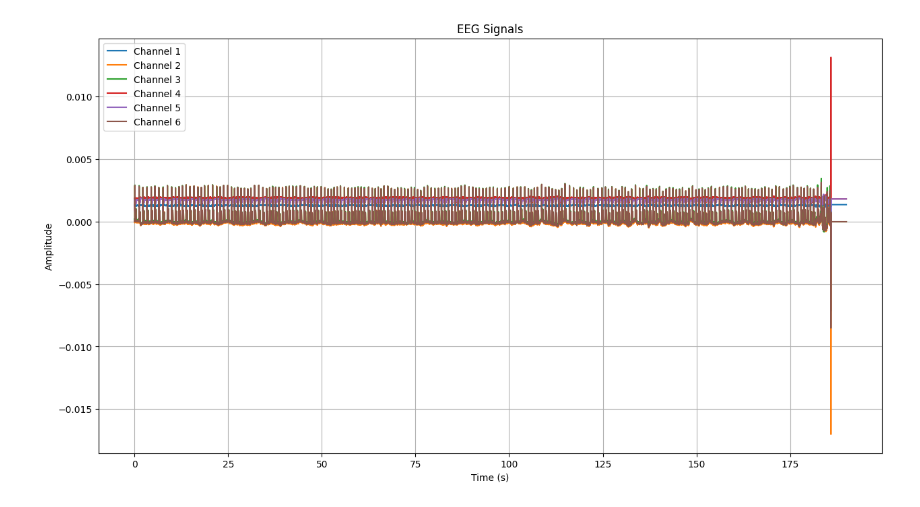
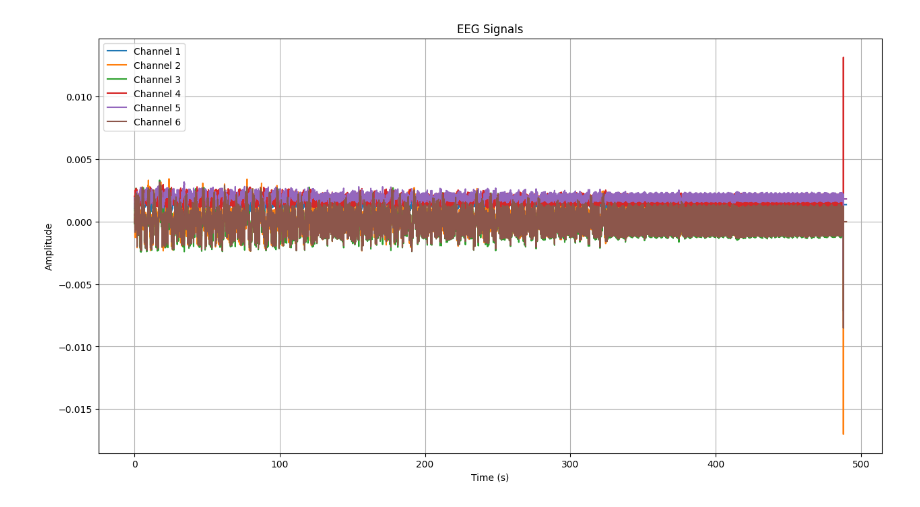
Before and after one commit to FFG99/ECGsignalsMarking, a Jupyter notebook: notebooks/manual_api_testing.ipynb, the cells around one changed output. Saved outputs shown, nothing was run; the diff lists cells and outputs as text; code cells hidden in the pictures.

```diff
--- a/notebooks/manual_api_testing.ipynb
+++ b/notebooks/manual_api_testing.ipynb
@@ -91,8 +95,8 @@ df
 # %%
-data = get_eeg_data(1)
+data = get_eeg_data(4)
 plot_eeg_data(data)
 # %% [output]
-[figure, old version]
+[figure, new version]
 # %%
 predictions = get_predictions(2)
 # %%
```
Also changed, not shown: parts of 9 cells of this notebook, 4 other files.
